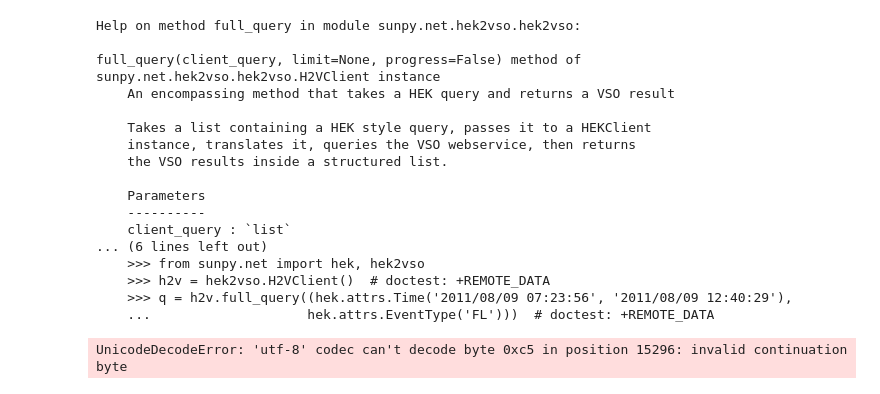
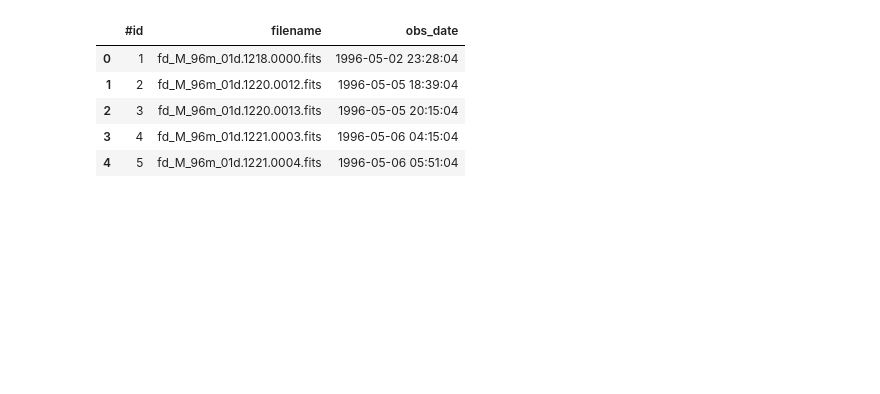
Before and after one commit to sakshamk6999/sunpySwap, a Jupyter notebook: proposal/DataProcessing.ipynb, the cells around one changed output. Cells and saved outputs as stored; diff of their text form; code cells hidden in the pictures; blank space fills up the shorter version.

```diff
--- a/proposal/DataProcessing.ipynb
+++ b/proposal/DataProcessing.ipynb
@@ -54,24 +43,9 @@ h2v = hek2vso.H2VClient()
-# %%
-help(h2v.full_query)
-# %% [output]
-Help on method full_query in module sunpy.net.hek2vso.hek2vso:
-
-full_query(client_query, limit=None, progress=False) method of sunpy.net.hek2vso.hek2vso.H2VClient instance
-    An encompassing method that takes a HEK query and returns a VSO result
-
-    Takes a list containing a HEK style query, passes it to a HEKClient
-    instance, translates it, queries the VSO webservice, then returns
-    the VSO results inside a structured list.
-
-    Parameters
-    ----------
-    client_query : `list`
-... (6 lines left out)
-    >>> from sunpy.net import hek, hek2vso
-    >>> h2v = hek2vso.H2VClient()  # doctest: +REMOTE_DATA
-    >>> q = h2v.full_query((hek.attrs.Time('2011/08/09 07:23:56', '2011/08/09 12:40:29'),
-    ...                    hek.attrs.EventType('FL')))  # doctest: +REMOTE_DATA
-# %%
-q = h2v.full_query((hek.attrs.Time('2011/08/09 07:23:56', '2011/08/09 12:40:29'),hek.attrs.EventType('FL')), 'latin-1')
-# %% [output]
-UnicodeDecodeError: 'utf-8' codec can't decode byte 0xc5 in position 15296: invalid continuation byte
+# %%
+lt.head()
+# %% [output]
+|  | #id | filename | obs_date |
+| 0 | 1 | fd_M_96m_01d.1218.0000.fits | 1996-05-02 23:28:04 |
+| 1 | 2 | fd_M_96m_01d.1220.0012.fits | 1996-05-05 18:39:04 |
+| 2 | 3 | fd_M_96m_01d.1220.0013.fits | 1996-05-05 20:15:04 |
+| 3 | 4 | fd_M_96m_01d.1221.0003.fits | 1996-05-06 04:15:04 |
+| 4 | 5 | fd_M_96m_01d.1221.0004.fits | 1996-05-06 05:51:04 |
```
Also changed, not shown: parts of 15 cells of this notebook, 1 other file.
